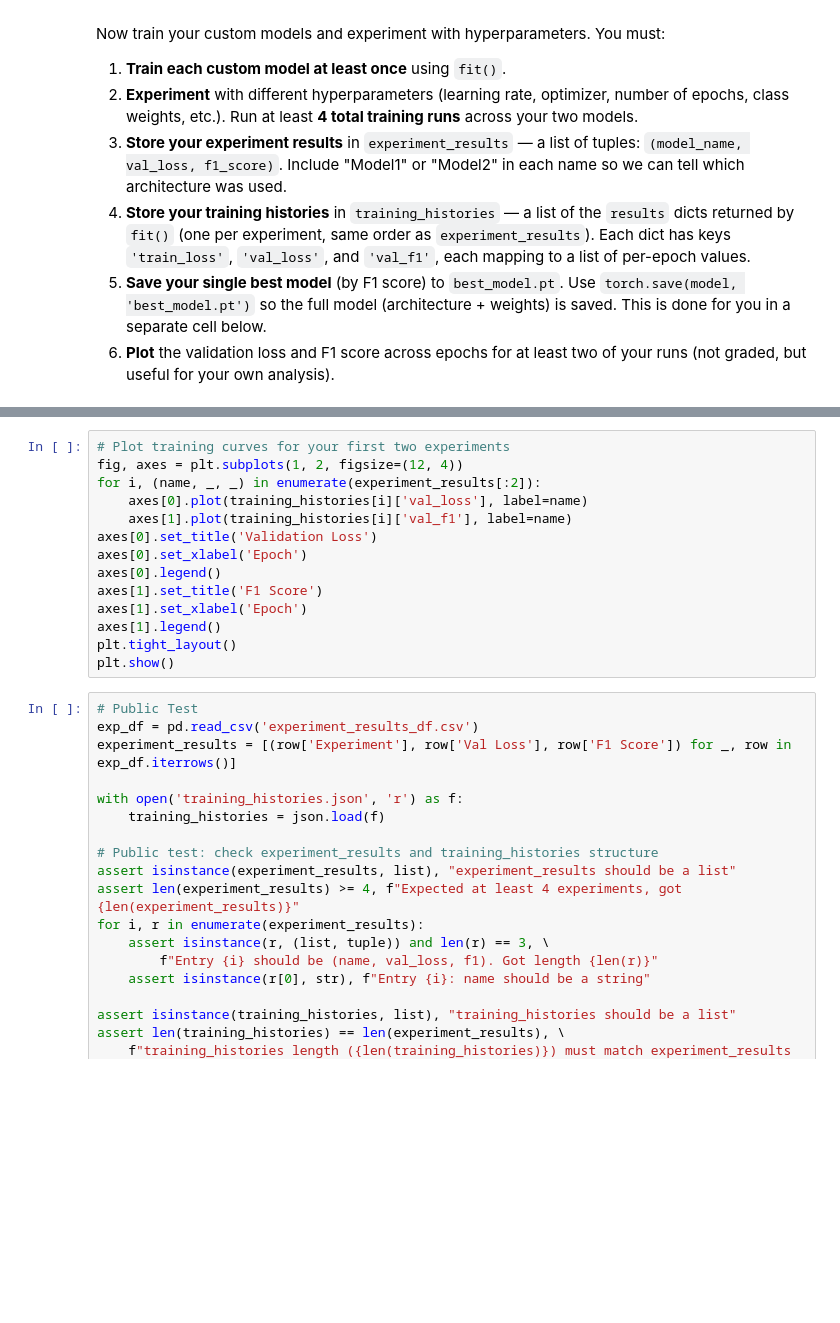
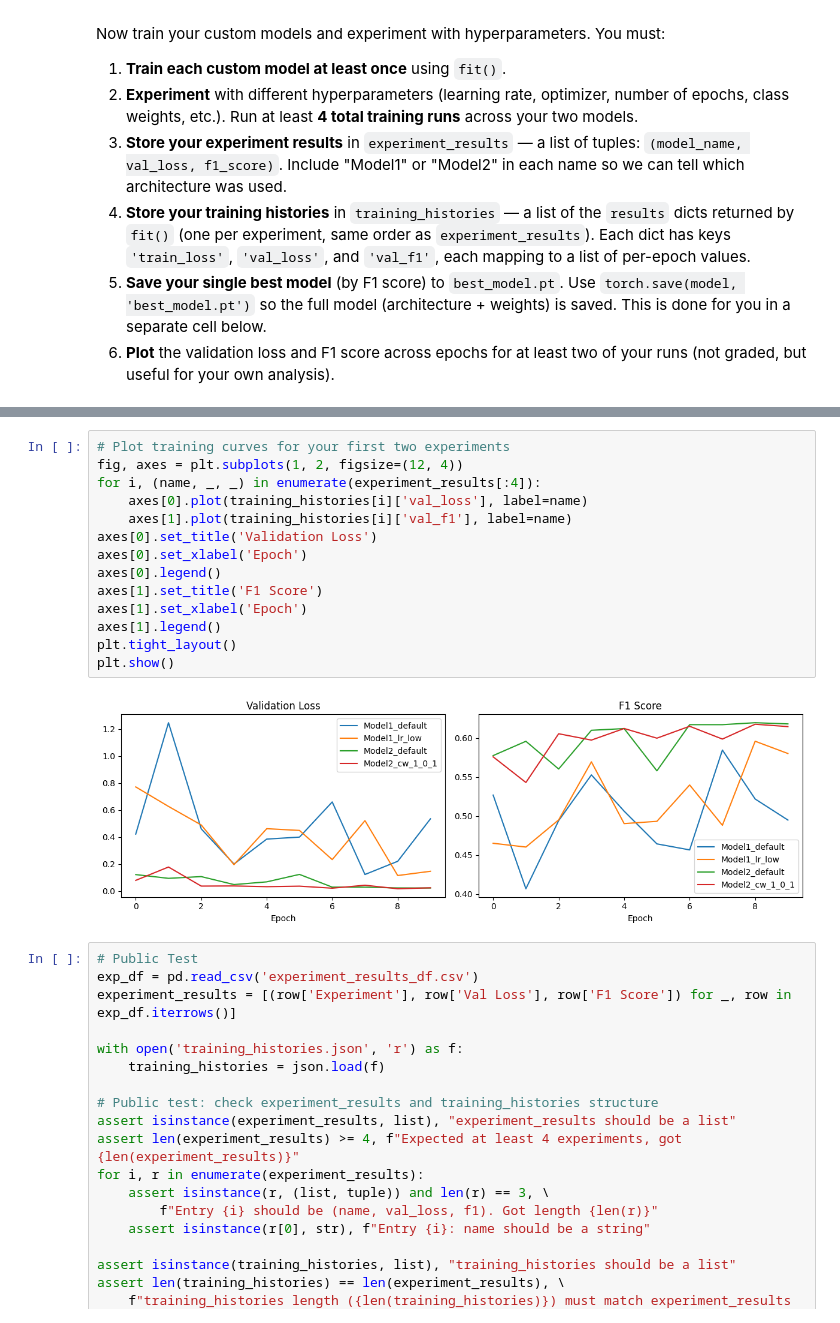
Before and after one commit to smal3iutre2/washu-5509, a Jupyter notebook: HW/CSE5509_HW4.ipynb, the cells around one changed output, grey strips where cells are left out. Cells and saved outputs as stored; diff of their text form; blank space fills up the shorter version.

```diff
--- a/HW/CSE5509_HW4.ipynb
+++ b/HW/CSE5509_HW4.ipynb
@@ -573,17 +619,19 @@ torch.save(your_best_model, 'best_model.pt')
 # %%
 # Plot training curves for your first two experiments
 fig, axes = plt.subplots(1, 2, figsize=(12, 4))
-for i, (name, _, _) in enumerate(experiment_results[:2]):
+for i, (name, _, _) in enumerate(experiment_results[:4]):
     axes[0].plot(training_histories[i]['val_loss'], label=name)
     axes[1].plot(training_histories[i]['val_f1'], label=name)
 axes[0].set_title('Validation Loss')
 axes[0].set_xlabel('Epoch')
 axes[0].legend()
 axes[1].set_title('F1 Score')
 axes[1].set_xlabel('Epoch')
 axes[1].legend()
 plt.tight_layout()
 plt.show()
+# %% [output]
+[figure, added]
 # %%
 # Public Test
 exp_df = pd.read_csv('experiment_results_df.csv')
```
Also changed, not shown: parts of 3 cells of this notebook.
